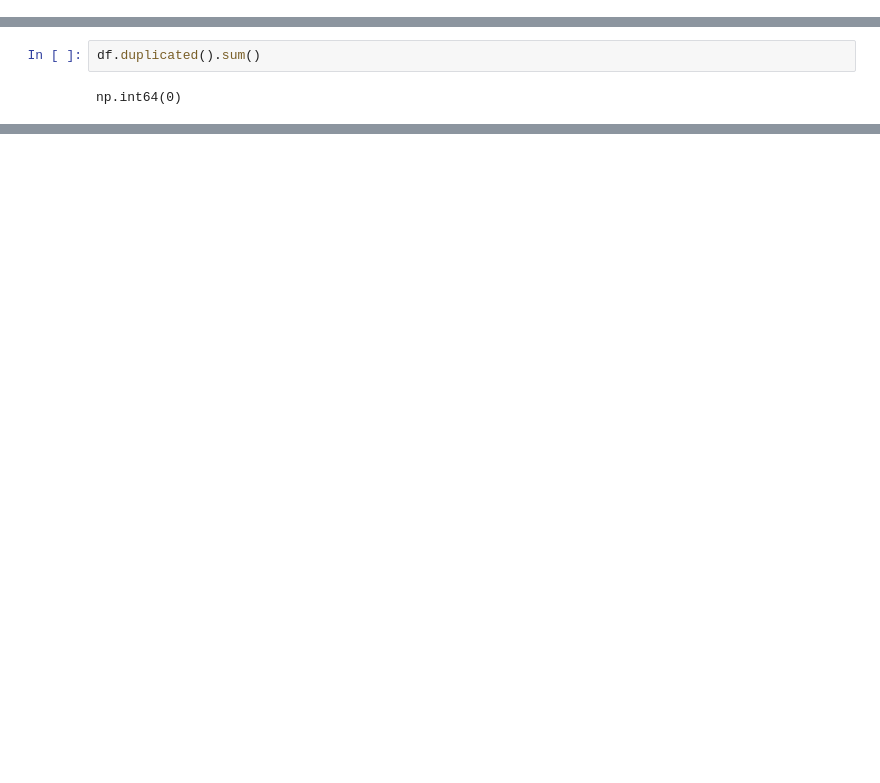
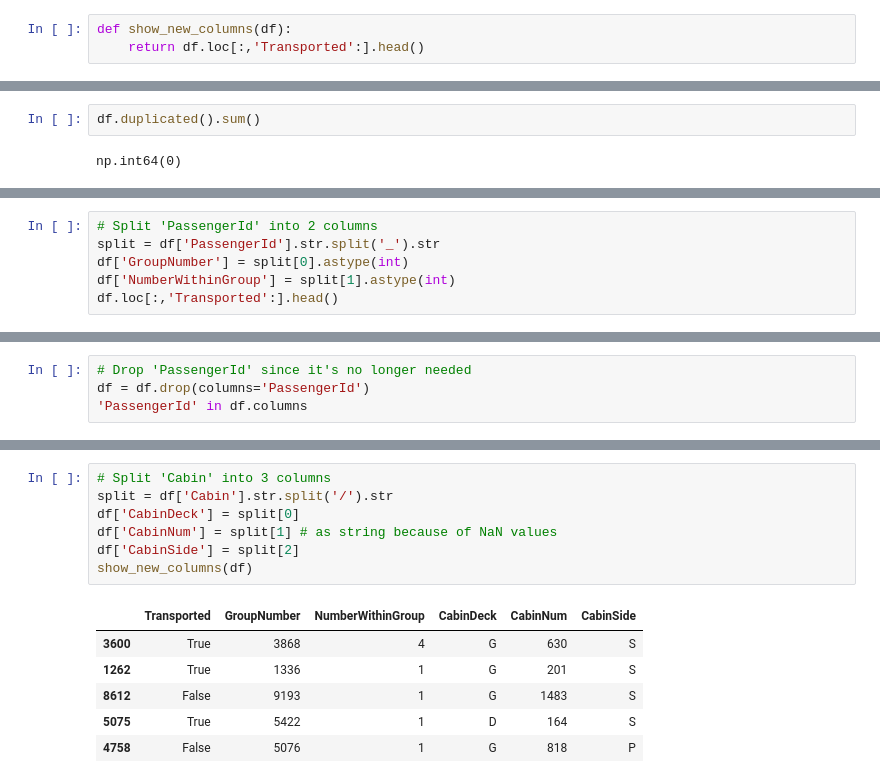
Before and after one commit to mhenriqueof/nn-classification-spaceship-titanic, a Jupyter notebook: notebooks/01_preprocessing.ipynb, the cells around one changed output, grey strips where cells are left out. Cells and saved outputs as stored; diff of their text form; blank space fills up the shorter version.

```diff
--- a/notebooks/01_preprocessing.ipynb
+++ b/notebooks/01_preprocessing.ipynb
@@ -10,3 +26,6 @@ pd.set_option('display.max_columns', 100)
+# %%
+def show_new_columns(df):
+    return df.loc[:,'Transported':].head()
 # %% [markdown]
 # 1. Load and Split `train.csv`
 # %%
@@ -140,0 +178,6 @@ np.int64(0)
+# %%
+# Split 'PassengerId' into 2 columns
+split = df['PassengerId'].str.split('_').str
+df['GroupNumber'] = split[0].astype(int)
+df['NumberWithinGroup'] = split[1].astype(int)
+df.loc[:,'Transported':].head()
@@ -140,0 +199,4 @@ np.int64(0)
+# %%
+# Drop 'PassengerId' since it's no longer needed
+df = df.drop(columns='PassengerId')
+'PassengerId' in df.columns
@@ -140,0 +217,14 @@ np.int64(0)
+# %%
+# Split 'Cabin' into 3 columns
+split = df['Cabin'].str.split('/').str
+df['CabinDeck'] = split[0]
+df['CabinNum'] = split[1] # as string because of NaN values
+df['CabinSide'] = split[2]
+show_new_columns(df)
+# %% [output]
+|  | Transported | GroupNumber | NumberWithinGroup | CabinDeck | CabinNum | CabinSide |
+| 3600 | True | 3868 | 4 | G | 630 | S |
+| 1262 | True | 1336 | 1 | G | 201 | S |
+| 8612 | False | 9193 | 1 | G | 1483 | S |
+| 5075 | True | 5422 | 1 | D | 164 | S |
+| 4758 | False | 5076 | 1 | G | 818 | P |
```
Also changed, not shown: parts of 29 cells of this notebook.
